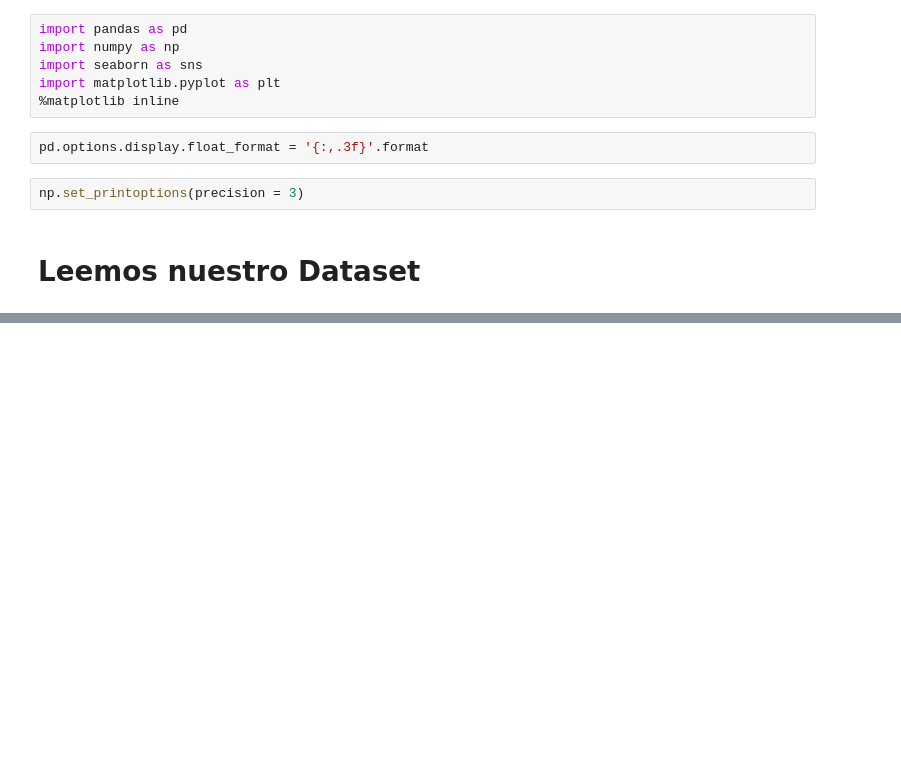
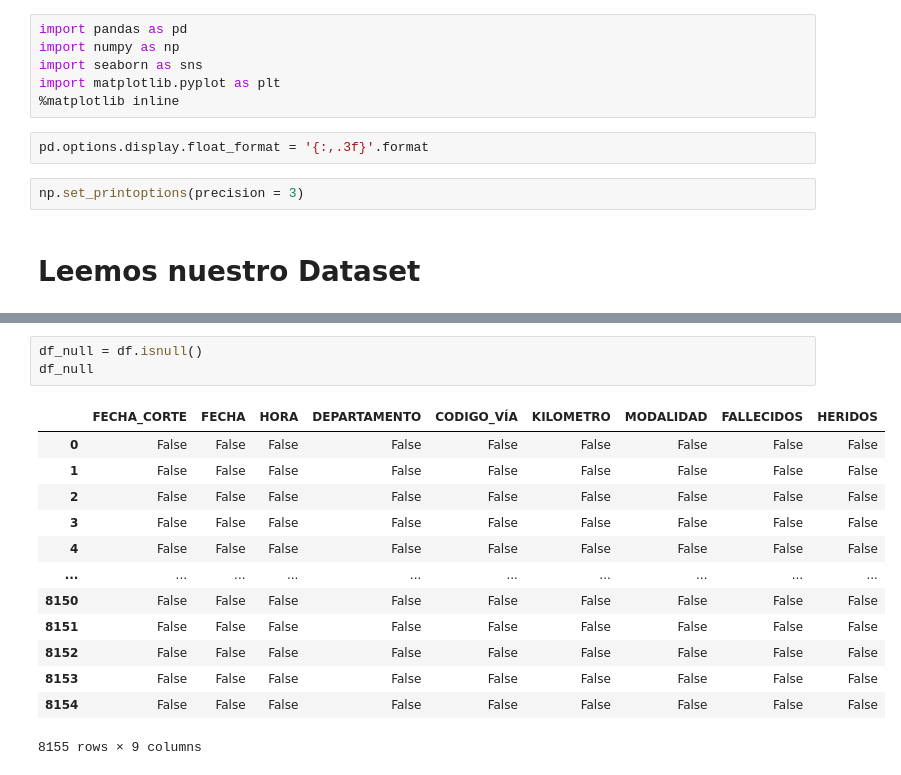
Before and after one commit to FernandoCallasaca/data_science_projects, a Jupyter notebook: Accidentes_de_tránsito_2020_2021.ipynb, the cells around one changed output, grey strips where cells are left out. Drawn from its saved outputs; the diff is of its cells as text; blank space fills up the shorter version.

```diff
--- a/Accidentes_de_tránsito_2020_2021.ipynb
+++ b/Accidentes_de_tránsito_2020_2021.ipynb
@@ -34,0 +101,17 @@ np.set_printoptions(precision = 3)
+# %%
+df_null = df.isnull()
+df_null
+# %% [output]
+|  | FECHA_CORTE | FECHA | HORA | DEPARTAMENTO | CODIGO_VÍA | KILOMETRO | MODALIDAD | FALLECIDOS | HERIDOS |
+| 0 | False | False | False | False | False | False | False | False | False |
+| 1 | False | False | False | False | False | False | False | False | False |
+| 2 | False | False | False | False | False | False | False | False | False |
+| 3 | False | False | False | False | False | False | False | False | False |
+| 4 | False | False | False | False | False | False | False | False | False |
+| ... | ... | ... | ... | ... | ... | ... | ... | ... | ... |
+| 8150 | False | False | False | False | False | False | False | False | False |
+| 8151 | False | False | False | False | False | False | False | False | False |
+| 8152 | False | False | False | False | False | False | False | False | False |
+| 8153 | False | False | False | False | False | False | False | False | False |
+| 8154 | False | False | False | False | False | False | False | False | False |
+8155 rows × 9 columns
```
Also changed, not shown: parts of 18 cells of this notebook.
